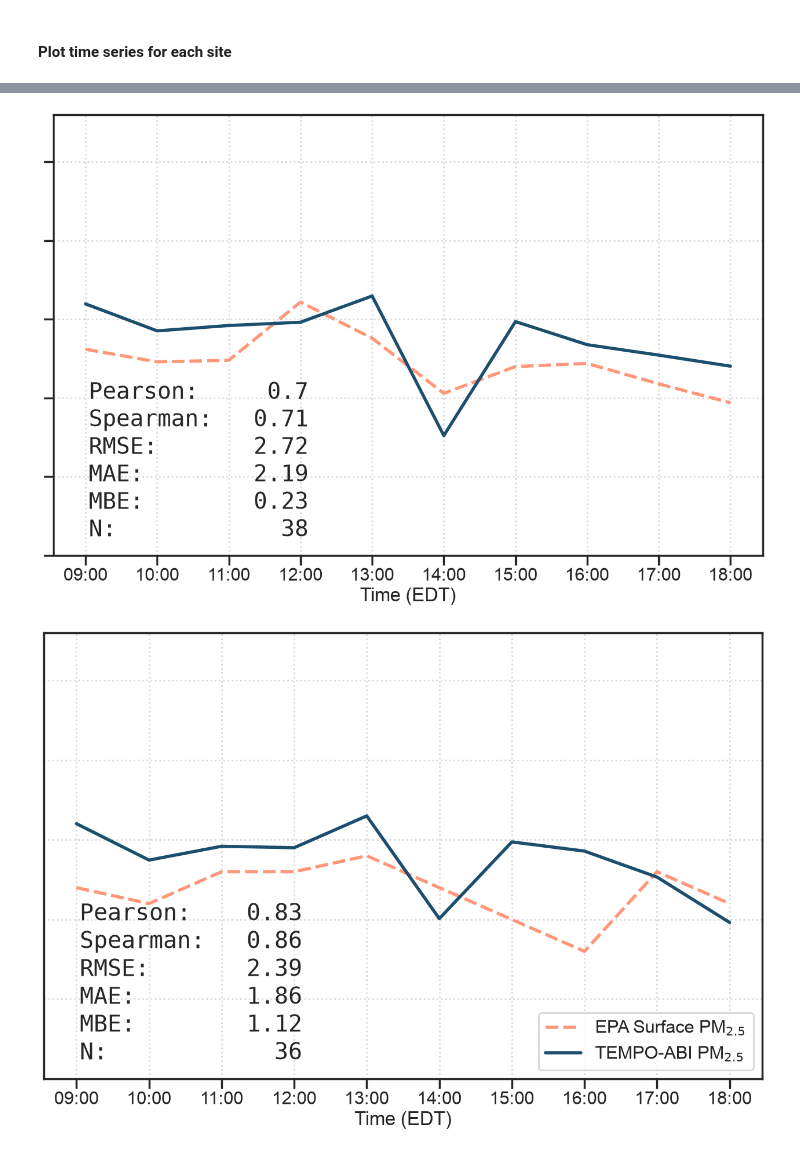
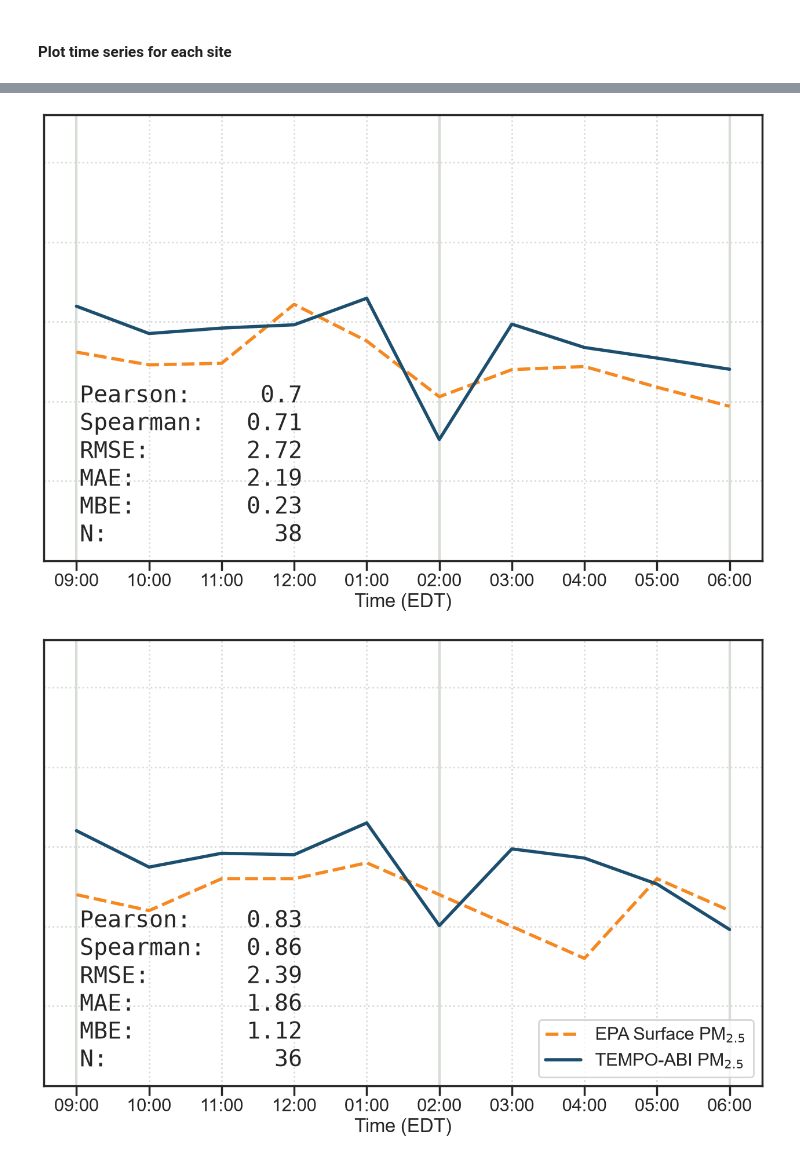
Before and after one commit to scforeman/remus, a Jupyter notebook: timeseries.ipynb, the cells around one changed output, grey strips where cells are left out. Cells and saved outputs as stored; diff of their text form; code cells hidden in the pictures.

```diff
--- a/timeseries.ipynb
+++ b/timeseries.ipynb
@@ -15,7 +15,7 @@ Read and filter files
 # Read long format PM file; filter
 read_pm = pd.read_parquet('data/pm_long.pq')
 read_pm['timestamp']=pd.to_datetime((read_pm['date'].astype(str) + ' ' + read_pm['time'].astype(str)),utc=True).dt.tz_convert('US/Eastern')
-read_pm['time_naive']=read_pm['timestamp'].dt.strftime('%H:%M')
+read_pm['time_naive']=read_pm['timestamp'].dt.strftime('%I:%M')
 pm_long=read_pm[read_pm['pm25'].notna()].sort_values(by=['source','timestamp'])
 
 sitelist = [41,45,48]
@@ -64,10 +212,9 @@ pearson_r_48, spearman_rho_48, rmse_48, mae_48, mbe_48, slope_48, int_48 =stats(
 site = 45
 fig,ax = plt.subplots(figsize=(16,10))
 rc = {#'axes.labelsize':16,'xtick.labelsize':12,'ytick.labelsize':12,
-      'axes.grid':True, 'grid.color':'.85', 'grid.linestyle':':'}
+      'ytick.left':True, 'axes.grid':True, 'grid.color':'.85', 'grid.linestyle':':'}
 sns.set_theme(context='poster', style='ticks',rc=rc)
-palette = {'tempo_pm': "#1c4e6e", 'epa_pm':"#FF9778"}
-sitepal = {41:'#1c4e6e', 45: '#FF9778', 48: 'xkcd:greeny grey'}
+palette = {'tempo_pm': "#1c4e6e", 'epa_pm':"#f68820"}
 df = pm_long[pm_long['date'].astype(str) == '2025-04-18']
 # for site in sitelist:
 site_long = df[df['site']==site]#.reset_index(drop=True)
@@ -88,5 +235,7 @@ p.text(x=0.05, y=0.4, transform=ax.transAxes,s=
         f"{'N:':10}{len(pm_45):6}"
         ), ha='left',va='top',size = 'large',font='monospace')
 ax.set(xlabel='Time (EDT)',ylabel=r'PM$_{2.5}$ (${\mu}g/m^3$)',ylim=(0,28))
+p.vlines(x=['2025-04-18 13:00:00','2025-04-18 18:00:00','2025-04-18 22:00:00'],
+         ymin=0,ymax=28,ls='-',color='xkcd:light grey',zorder=1)
 # ax.set_title('Site A',size = 'large', pad = 15)
 fig.savefig(Path.cwd()/f'figs/timeseries_{site}.svg',bbox_inches='tight')
@@ -95,42 +242,42 @@ fig.savefig(Path.cwd()/f'figs/timeseries_{site}.svg',bbox_inches='tight')
 # %%
 site = 48
 fig,ax = plt.subplots(figsize=(16,10))
 rc = {'axes.grid':True, 'grid.color':'.85', 'grid.linestyle':':', 'ytick.left': False}
 sns.set_theme(context='poster', style='ticks',rc=rc)
-palette = {'tempo_pm': "#1c4e6e", 'epa_pm':"#FF9778"}
-sitepal = {41:'#1c4e6e', 45: '#FF9778', 48: 'xkcd:greeny grey'}
+palette = {'tempo_pm': "#1c4e6e", 'epa_pm':"#f68820"}
 df = pm_long[pm_long['date'].astype(str) == '2025-04-18']
 # for site in sitelist:
 site_long = df[df['site']==site]
 
 p=sns.lineplot( data = site_long, x = 'timestamp', y = 'pm25',
                   hue = 'source', palette = palette, lw=4,
                   style='source', style_order=['tempo_pm','epa_pm'],
                   errorbar = None, legend = False)
 p.text(x=0.05, y=0.4, transform=ax.transAxes,s=
         (
         f"{'Pearson:':10}{pearson_r_48:6}\n"
         f"{'Spearman:':10}{spearman_rho_48:6}\n"
         f"{'RMSE:':10}{rmse_48:6}\n"
         f"{'MAE:':10}{mae_48:6}\n"
         f"{'MBE:':10}{mbe_48:6}\n"
         f"{'N:':10}{len(pm_48):6}"
         ), ha='left',va='top',size = 'large',font='monospace')
+p.vlines(x=['2025-04-18 13:00:00','2025-04-18 18:00:00','2025-04-18 22:00:00'],
+         ymin=0,ymax=28,ls='-',color='xkcd:light grey',zorder=1)
 
 p.set_xticks(ticks=df.timestamp.unique())
 p.set_xticklabels(labels=df.time_naive.unique())
 ax.set(xlabel='Time (EDT)',ylabel='',yticklabels=([]),ylim=(0,28))
 
 fig.savefig(Path.cwd()/f'figs/timeseries_{site}.svg',bbox_inches='tight')
 # %% [output]
-[figure, old version]
+[figure, new version]
 # %%
 site = 41
 fig,ax = plt.subplots(figsize=(16,10))
-rc = {'axes.grid':True, 'grid.color':'.85', 'grid.linestyle':':', 'ytick.left': False}
+rc = {'axes.grid':True, 'grid.color':'.85', 'grid.linestyle':':', 'ytick.left': False, 'ytick.right':False}
 sns.set_theme(context='poster', style='ticks',rc=rc)
-palette = {'tempo_pm': "#1c4e6e", 'epa_pm':"#FF9778"}
-sitepal = {41:'#1c4e6e', 45: '#FF9778', 48: 'xkcd:greeny grey'}
+palette = {'tempo_pm': "#1c4e6e", 'epa_pm':"#f68820"}
 df = pm_long[pm_long['date'].astype(str) == '2025-04-18']
 # for site in sitelist:
 site_long = df[df['site']==site]#.reset_index(drop=True)
@@ -153,10 +300,13 @@ p.text(x=0.05, y=0.4, transform=ax.transAxes,s=
 p.set_xticks(ticks=df.timestamp.unique())
 p.set_xticklabels(labels=df.time_naive.unique())
 ax.set(xlabel='Time (EDT)',ylabel='',yticklabels=([]),ylim=(0,28))
+p.vlines(x=['2025-04-18 13:00:00','2025-04-18 18:00:00','2025-04-18 22:00:00'],
+         ymin=0,ymax=28,ls='-',color='xkcd:light grey',zorder=1)
 handles,l = p.get_legend_handles_labels()
 by_label = dict(zip(l, handles))
 p.legend(handles=by_label.values(),labels = [r'EPA Surface PM$_{2.5}$',r'TEMPO-ABI PM$_{2.5}$'],
          loc='lower right')
 fig.savefig(Path.cwd()/f'figs/timeseries_{site}.svg',bbox_inches='tight')
+fig.savefig(Path.cwd()/f'figs/timeseries_{site}.svg',bbox_inches='tight')
 # %% [output]
-[figure, old version]
+[figure, new version]
```
Also changed, not shown: parts of 6 cells of this notebook, 5 other files.
